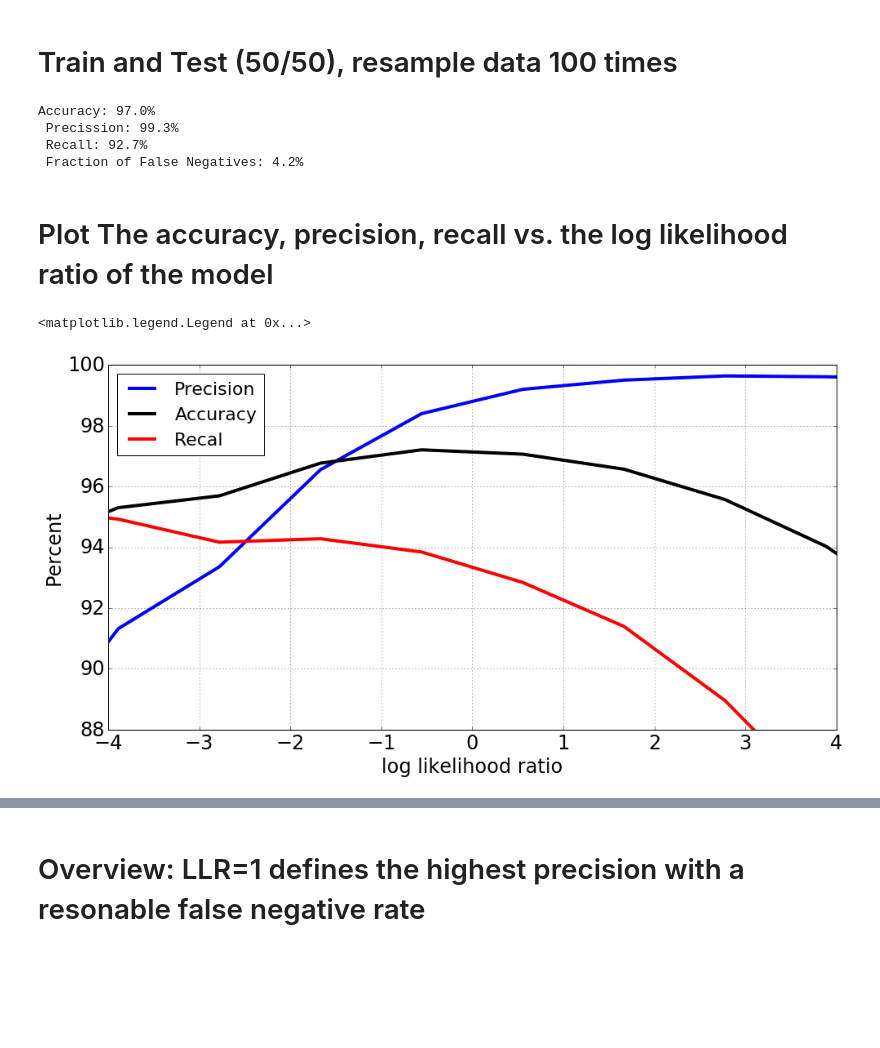
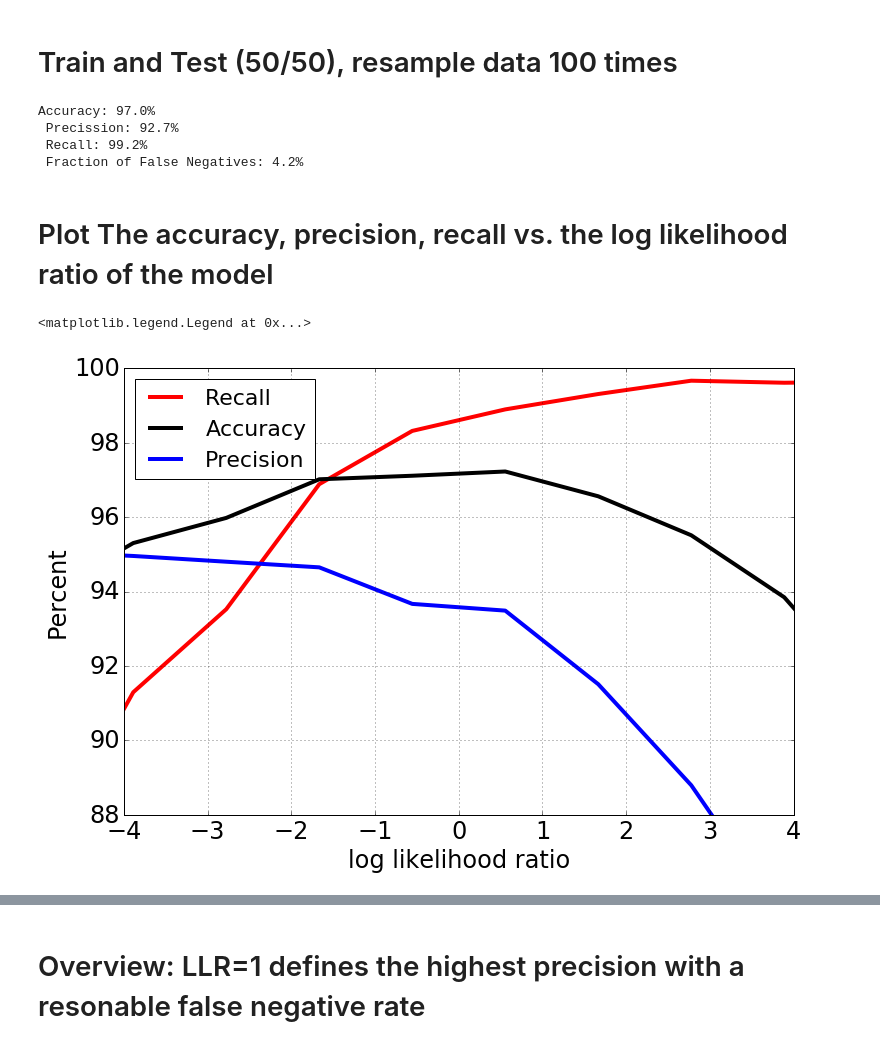
Before and after one commit to attdobi/PyNotebooks, a Jupyter notebook: Insight_Data_Challenge.ipynb, the cells around one changed output, grey strips where cells are left out. Drawn from its saved outputs; the diff is of its cells as text; code cells hidden in the pictures; blank space fills up the shorter version.

```diff
--- a/Insight_Data_Challenge.ipynb
+++ b/Insight_Data_Challenge.ipynb
@@ -57,6 +57,7 @@ for ii in range(np.shape(DF_B)[1]):
 <h1> Step 2: Visualize the profiles of all features (profile, aka histogram)</h1>
 # %%
 pylab.rcParams['figure.figsize'] = (16.0, 8.0) # set size of figures"
+start,stop=0,1
 number_of_lines= 9
 cm_subsection = linspace(start, stop, number_of_lines)
 colors = [ cm.jet(x) for x in cm_subsection ]
@@ -83,6 +84,6 @@ xlabel('Scale (1-10)')
 ylabel('Normalized Count')
 plt.legend(fontsize=12,loc='upper center')
 xlim([0,11])
-plt.title('Benine')
+plt.title('Benign')
 # %% [output]
 <matplotlib.text.Text at 0x...>
@@ -167,7 +167,7 @@ grid()
 # %%
 def test_llr(train_frac=0.5,llr_cut=1):
     '''Given a training fraction and llr threshold randomly sample the data, train the algoritm and test,
-    compute the precission, recall, and fraction of flase negatives'''
+    compute the precision, recall, and fraction of flase negatives'''
     DF_B_Train=DF_B.sample(int(len(DF_B)*train_frac))
     DF_B_Test=DF_B.loc[DF_B.index.difference(DF_B_Train.index)]
 
@@ -196,10 +196,10 @@ def test_llr(train_frac=0.5,llr_cut=1):
     LLR_b=N_b-D_b
 
     nTP=sum(LLR_m<=llr_cut)
-    nFP=sum(LLR_m>llr_cut)
+    nFN=sum(LLR_m>llr_cut)
 
     nTN=sum(LLR_b>llr_cut)
-    nFN=sum(LLR_b<=llr_cut)
+    nFP=sum(LLR_b<=llr_cut)
 
     Precission= nTP/(nTP+nFP)
     Recall= nTP/(nTP+nFN)
@@ -217,42 +217,42 @@ for i in range(100):
     Rec.append(rec)
     FN.append(fn)
     ACC.append(acc)
-print('Accuracy: {:.1f}% \n Precission: {:.1f}% \n Recall: {:.1f}% \n Fraction of False Negatives: {:.1f}%'.format(mean(ACC)*100,mean(Prec)*100,mean(Rec)*100,mean(FN)*100))
+print('Accuracy: {:.1f}% \n Precision: {:.1f}% \n Recall: {:.1f}% \n Fraction of False Negatives: {:.1f}%'.format(mean(ACC)*100,mean(Prec)*100,mean(Rec)*100,mean(FN)*100))
 # %% [output]
 Accuracy: 97.0%
- Precission: 99.3%
- Recall: 92.7%
+ Precission: 92.7%
+ Recall: 99.2%
  Fraction of False Negatives: 4.2%
 # %% [markdown]
 <h1> Plot The accuracy, precision, recall vs. the log likelihood ratio of the model </h1>
 # %%
 mean_A, mean_P, mean_R, mean_FN = [],[],[],[]
 llrs=linspace(-5,5,10)
 for llr in llrs:
     Prec,Rec, Acc, FN =[],[],[],[]
     for i in range(30):
         prec,rec,acc,fn=test_llr(0.5,llr)
         Prec.append(prec)
         Rec.append(rec)
         Acc.append(acc)
         FN.append(fn)
     mean_P.append(mean(Prec)*100)
     mean_R.append(mean(Rec)*100)
     mean_A.append(mean(Acc)*100)
     mean_FN.append(mean(FN)*100)
 
+plt.plot(llrs,mean_R,'r',linewidth=4,label='Recall')
+plt.plot(llrs,mean_A,'k',linewidth=4,label='Accuracy')
 plt.plot(llrs,mean_P,'b',linewidth=4,label='Precision')
-plt.plot(llrs,mean_A,'k',linewidth=4,label='Accuracy')
-plt.plot(llrs,mean_R,'r',linewidth=4,label='Recal')
 
 xlabel('log likelihood ratio')
 ylabel('Percent')
 grid()
 ylim([88,100])
 xlim([-4,4])
 xticks(range(-4,5))
 plt.legend(fontsize=22,loc='upper left')
 # %% [output]
 <matplotlib.legend.Legend at 0x...>
-[figure, old version]
+[figure, new version]
 # %% [markdown]
```
Also changed, not shown: parts of 14 cells of this notebook.
